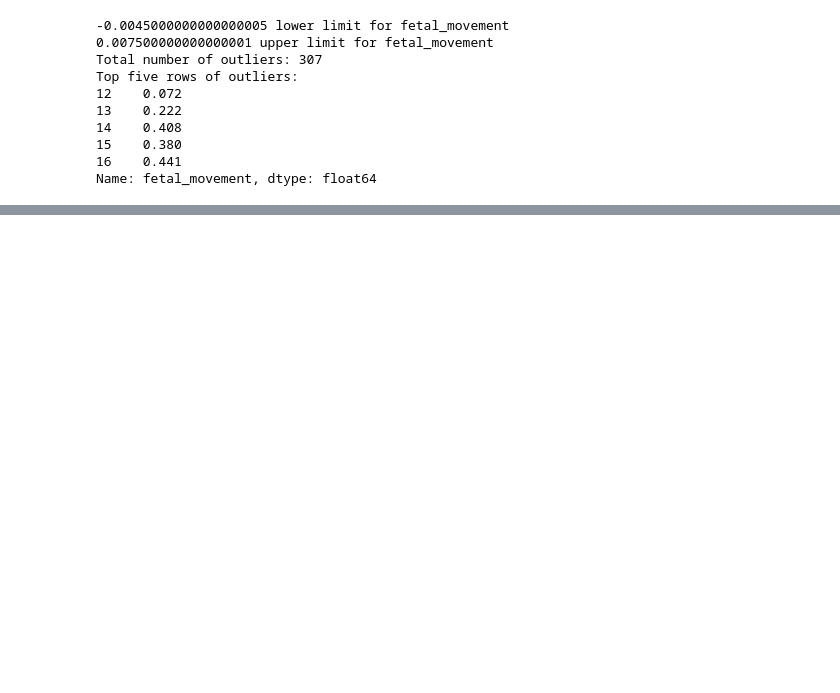
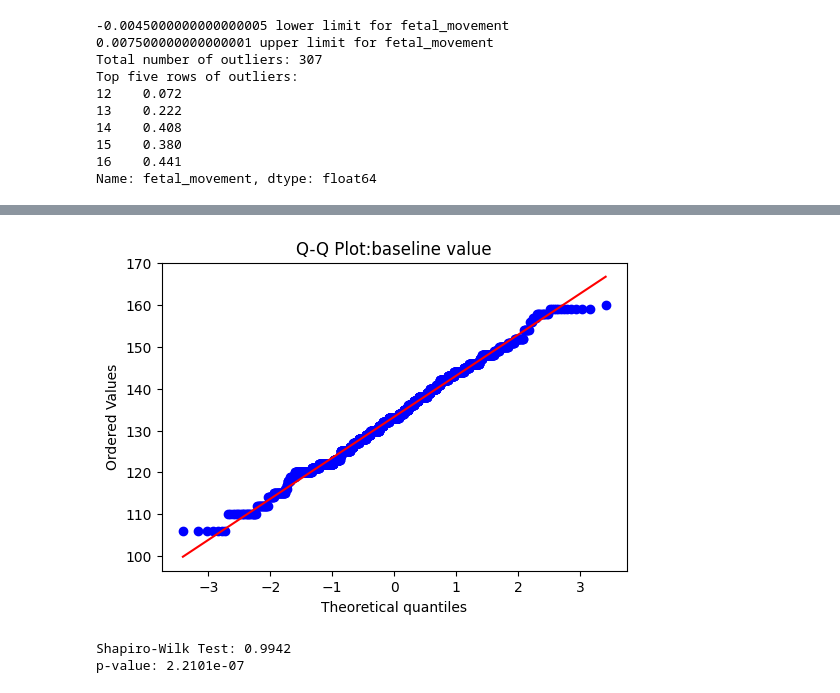
Before and after one commit to EserPoyraz/Comparison-of-Bayesian-Parameter-Estimation-and-Support-Vector-Machines-SVM-, a Jupyter notebook: data_search.ipynb, the cells around one changed output, grey strips where cells are left out. Drawn from its saved outputs; the diff is of its cells as text; code cells hidden in the pictures; blank space fills up the shorter version.

```diff
--- a/data_search.ipynb
+++ b/data_search.ipynb
@@ -165,0 +171,19 @@ Name: fetal_movement, dtype: float64
+# %%
+import scipy.stats as stats
+import matplotlib.pyplot as plt
+variable = 'baseline value'
+
+#1.Test: Q-Q PLot Draw (Çeyrek-Çeyrek)
+plt.figure(figsize=(6,4))
+stats.probplot(df[variable], dist='norm', plot=plt)
+plt.title(f'Q-Q Plot:{variable}')
+plt.show()
+
+#2.Test: Shapiro-Wilk
+stat, p_value = stats.shapiro(df[variable])
+print(f"Shapiro-Wilk Test: {stat:.4f}")
+print(f'p-value: {p_value:.4e}')
+# %% [output]
+[figure, added]
+Shapiro-Wilk Test: 0.9942
+p-value: 2.2101e-07
```
Also changed, not shown: parts of 19 cells of this notebook, 1 other file.
